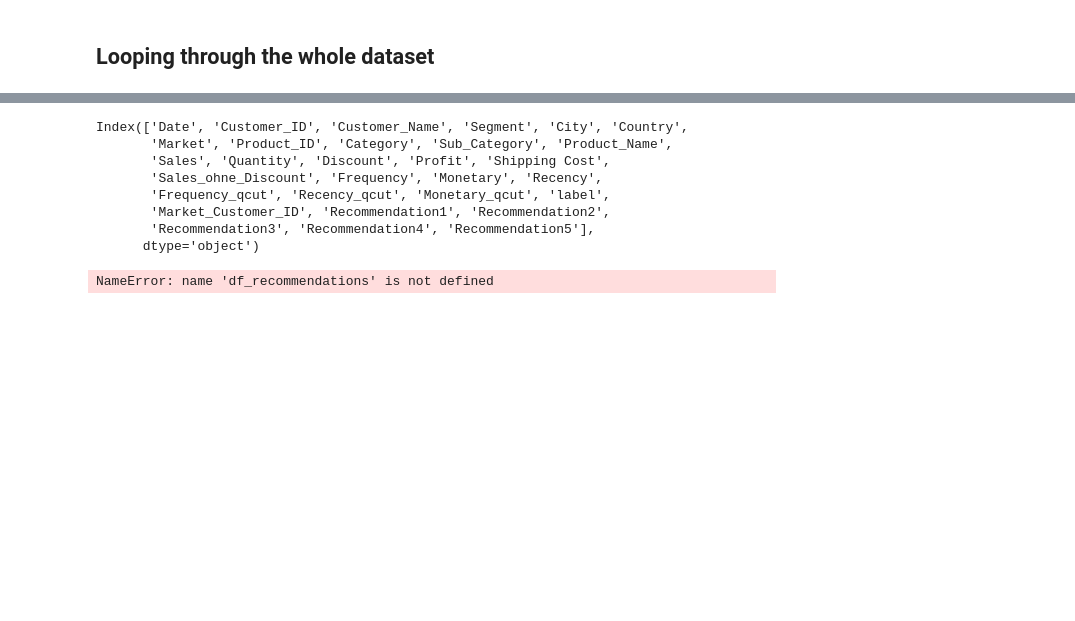
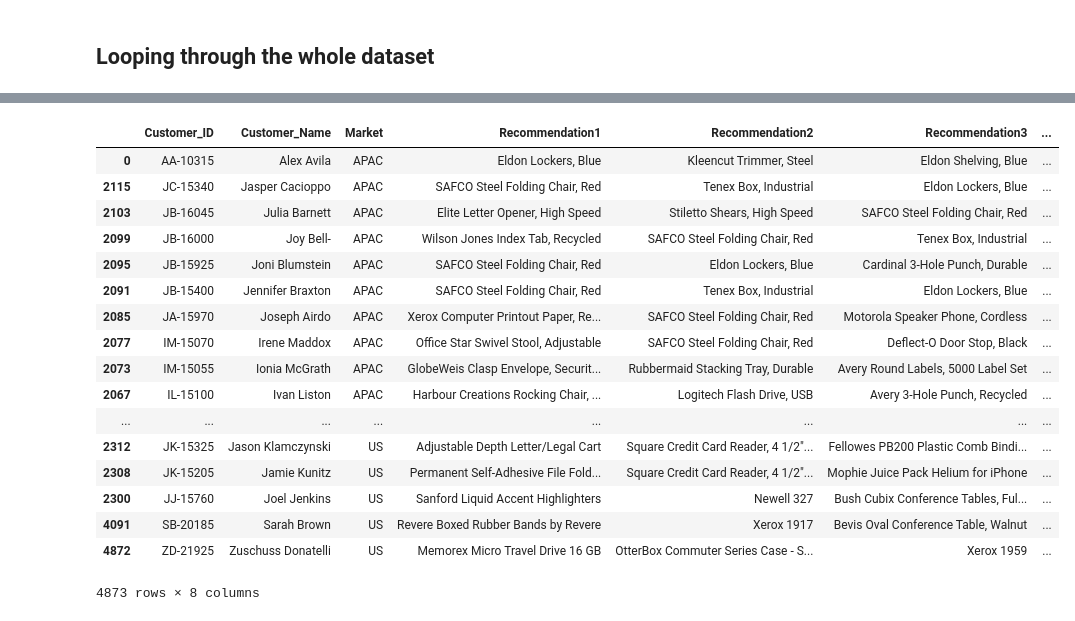
Before and after one commit to ta-data-bcn/Project-Week-8-Final-Project, a Jupyter notebook: your-project/notebooks/Retention.ipynb, the cells around one changed output, grey strips where cells are left out. Saved outputs shown, nothing was run; the diff lists cells and outputs as text; code cells hidden in the pictures; blank space fills up the shorter version.

```diff
--- a/your-project/notebooks/Retention.ipynb
+++ b/your-project/notebooks/Retention.ipynb
@@ -501,23 +503,29 @@ df[df.Market=='Africa']
-# %%
-df.columns
-# %% [output]
-Index(['Date', 'Customer_ID', 'Customer_Name', 'Segment', 'City', 'Country',
-       'Market', 'Product_ID', 'Category', 'Sub_Category', 'Product_Name',
-       'Sales', 'Quantity', 'Discount', 'Profit', 'Shipping Cost',
-       'Sales_ohne_Discount', 'Frequency', 'Monetary', 'Recency',
-       'Frequency_qcut', 'Recency_qcut', 'Monetary_qcut', 'label',
-       'Market_Customer_ID', 'Recommendation1', 'Recommendation2',
-       'Recommendation3', 'Recommendation4', 'Recommendation5'],
-      dtype='object')
 # %%
 df_recommendations=df.groupby(['Customer_ID','Customer_Name', 'Market','Recommendation1', 'Recommendation2',
        'Recommendation3', 'Recommendation4', 'Recommendation5'], as_index=False).agg({'Profit':'sum'})
 # %%
 df_recommendations.drop('Profit', inplace=True, axis=1)
-# %%
-df_recommendations.head()
-# %% [output]
-NameError: name 'df_recommendations' is not defined
+# %%
+df_recommendations.sort_values(by='Market')
+# %% [output]
+|  | Customer_ID | Customer_Name | Market | Recommendation1 | Recommendation2 | Recommendation3 | ... |
+| 0 | AA-10315 | Alex Avila | APAC | Eldon Lockers, Blue | Kleencut Trimmer, Steel | Eldon Shelving, Blue | ... |
+| 2115 | JC-15340 | Jasper Cacioppo | APAC | SAFCO Steel Folding Chair, Red | Tenex Box, Industrial | Eldon Lockers, Blue | ... |
+| 2103 | JB-16045 | Julia Barnett | APAC | Elite Letter Opener, High Speed | Stiletto Shears, High Speed | SAFCO Steel Folding Chair, Red | ... |
+| 2099 | JB-16000 | Joy Bell- | APAC | Wilson Jones Index Tab, Recycled | SAFCO Steel Folding Chair, Red | Tenex Box, Industrial | ... |
+| 2095 | JB-15925 | Joni Blumstein | APAC | SAFCO Steel Folding Chair, Red | Eldon Lockers, Blue | Cardinal 3-Hole Punch, Durable | ... |
+| 2091 | JB-15400 | Jennifer Braxton | APAC | SAFCO Steel Folding Chair, Red | Tenex Box, Industrial | Eldon Lockers, Blue | ... |
+| 2085 | JA-15970 | Joseph Airdo | APAC | Xerox Computer Printout Paper, Re... | SAFCO Steel Folding Chair, Red | Motorola Speaker Phone, Cordless | ... |
+| 2077 | IM-15070 | Irene Maddox | APAC | Office Star Swivel Stool, Adjustable | SAFCO Steel Folding Chair, Red | Deflect-O Door Stop, Black | ... |
+| 2073 | IM-15055 | Ionia McGrath | APAC | GlobeWeis Clasp Envelope, Securit... | Rubbermaid Stacking Tray, Durable | Avery Round Labels, 5000 Label Set | ... |
+| 2067 | IL-15100 | Ivan Liston | APAC | Harbour Creations Rocking Chair, ... | Logitech Flash Drive, USB | Avery 3-Hole Punch, Recycled | ... |
+| ... | ... | ... | ... | ... | ... | ... | ... |
+| 2312 | JK-15325 | Jason Klamczynski | US | Adjustable Depth Letter/Legal Cart | Square Credit Card Reader, 4 1/2"... | Fellowes PB200 Plastic Comb Bindi... | ... |
+| 2308 | JK-15205 | Jamie Kunitz | US | Permanent Self-Adhesive File Fold... | Square Credit Card Reader, 4 1/2"... | Mophie Juice Pack Helium for iPhone | ... |
+| 2300 | JJ-15760 | Joel Jenkins | US | Sanford Liquid Accent Highlighters | Newell 327 | Bush Cubix Conference Tables, Ful... | ... |
+| 4091 | SB-20185 | Sarah Brown | US | Revere Boxed Rubber Bands by Revere | Xerox 1917 | Bevis Oval Conference Table, Walnut | ... |
+| 4872 | ZD-21925 | Zuschuss Donatelli | US | Memorex Micro Travel Drive 16 GB | OtterBox Commuter Series Case - S... | Xerox 1959 | ... |
+4873 rows × 8 columns
 # %%
 
 df_recommendations.to_csv('../csv/DF_Recommendations.csv', sep=",", index=False)
```
Also changed, not shown: parts of 7 cells of this notebook, 7 other files.
